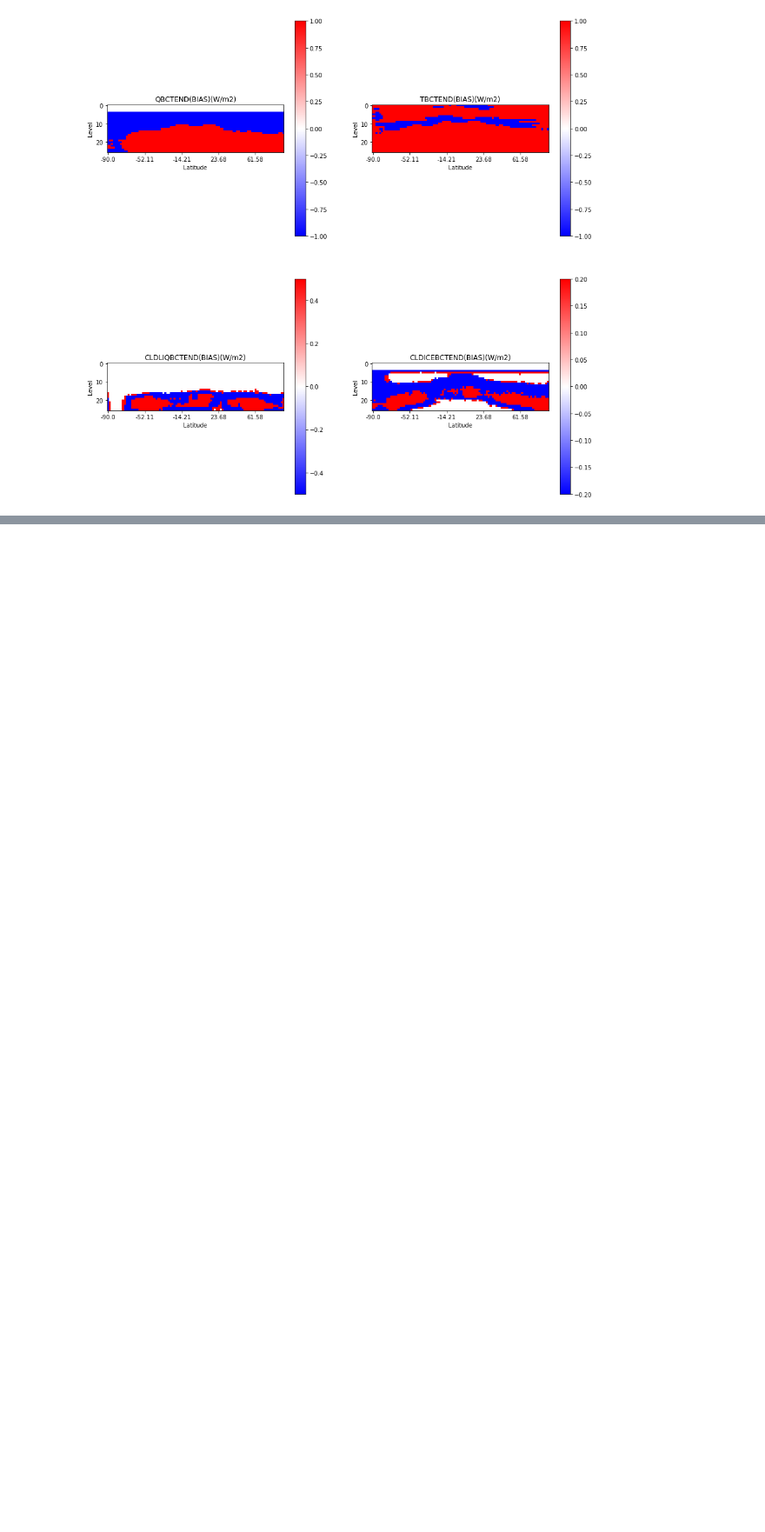
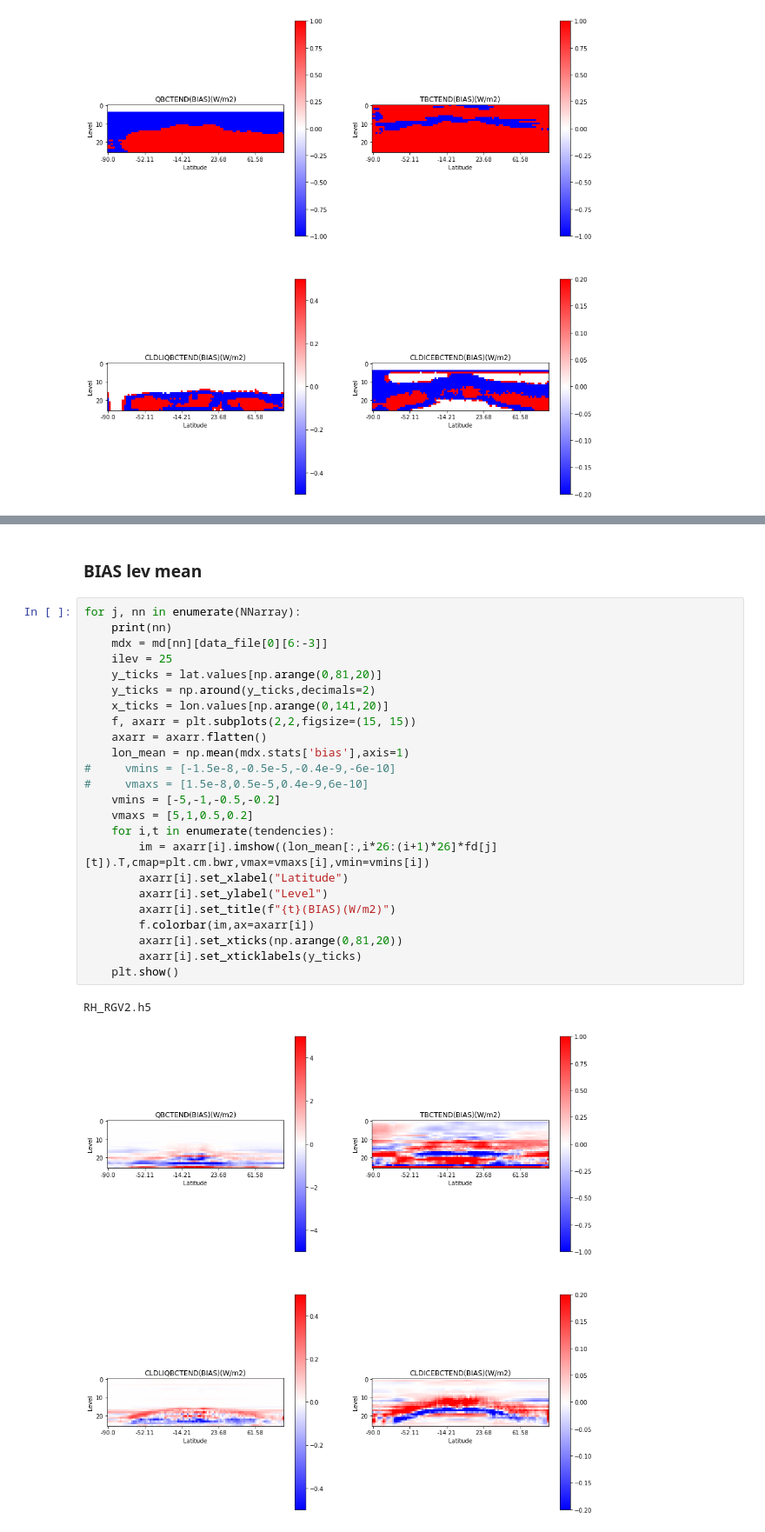
Before and after one commit to ankitesh97/CBRAIN-CAM, a Jupyter notebook: notebooks/ankitesh-devlog/16_Model_diagnostics.ipynb, the cells around one changed output, grey strips where cells are left out. Shown at 87% size. Saved outputs shown, nothing was run; the diff lists cells and outputs as text; blank space fills up the shorter version.

```diff
--- a/notebooks/ankitesh-devlog/16_Model_diagnostics.ipynb
+++ b/notebooks/ankitesh-devlog/16_Model_diagnostics.ipynb
@@ -441,0 +566,29 @@ RH_RGV1.h5
+# %% [markdown]
+### BIAS lev mean
+# %%
+for j, nn in enumerate(NNarray):
+    print(nn)
+    mdx = md[nn][data_file[0][6:-3]]
+    ilev = 25
+    y_ticks = lat.values[np.arange(0,81,20)]
+    y_ticks = np.around(y_ticks,decimals=2)
+    x_ticks = lon.values[np.arange(0,141,20)]
+    f, axarr = plt.subplots(2,2,figsize=(15, 15))
+    axarr = axarr.flatten()
+    lon_mean = np.mean(mdx.stats['bias'],axis=1)
+#     vmins = [-1.5e-8,-0.5e-5,-0.4e-9,-6e-10]
+#     vmaxs = [1.5e-8,0.5e-5,0.4e-9,6e-10]
+    vmins = [-5,-1,-0.5,-0.2]
+    vmaxs = [5,1,0.5,0.2]
+    for i,t in enumerate(tendencies):
+        im = axarr[i].imshow((lon_mean[:,i*26:(i+1)*26]*fd[j][t]).T,cmap=plt.cm.bwr,vmax=vmaxs[i],vmin=vmins[i])
+        axarr[i].set_xlabel("Latitude")
+        axarr[i].set_ylabel("Level")
+        axarr[i].set_title(f"{t}(BIAS)(W/m2)")
+        f.colorbar(im,ax=axarr[i])
+        axarr[i].set_xticks(np.arange(0,81,20))
+        axarr[i].set_xticklabels(y_ticks)
+    plt.show()
+# %% [output]
+RH_RGV2.h5
+[figure, added]
```
Also changed, not shown: parts of 14 cells of this notebook, 36 other files.
